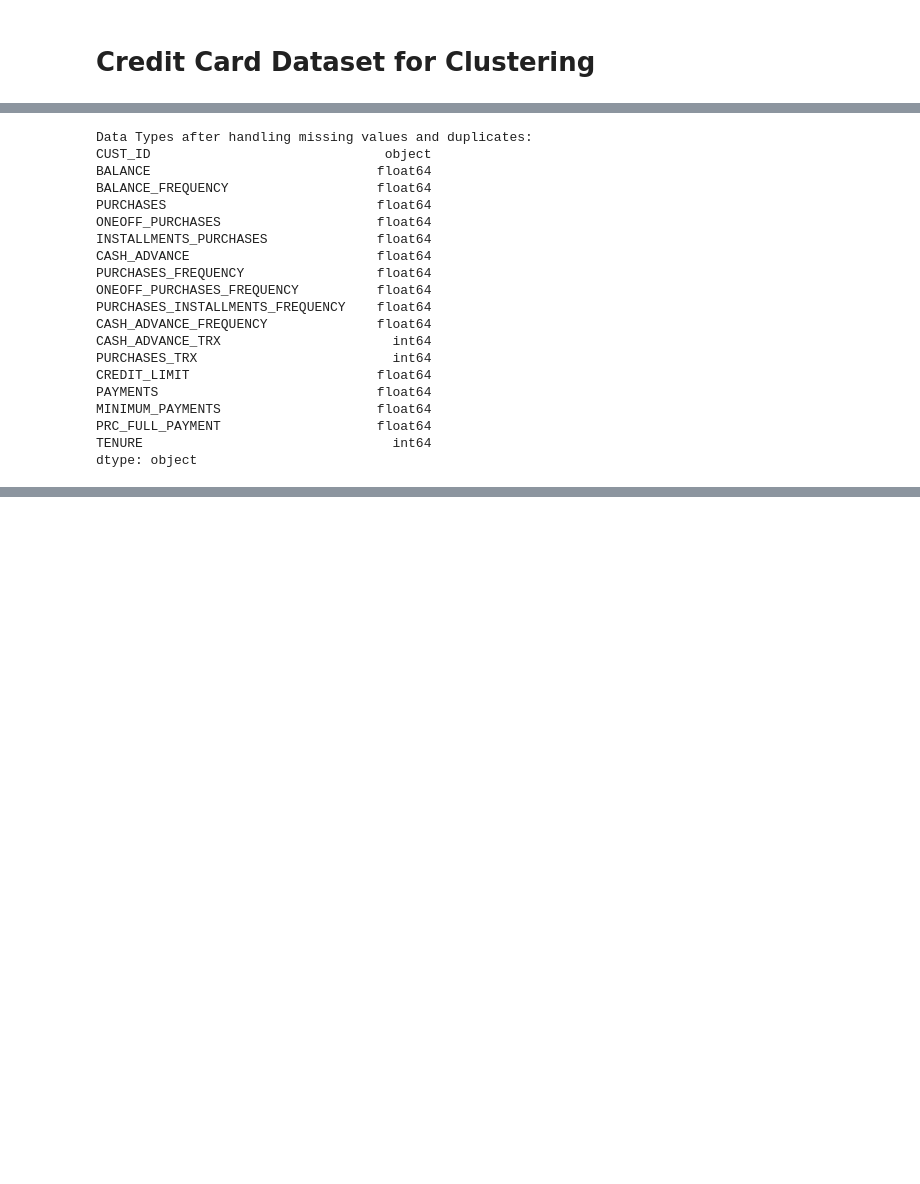
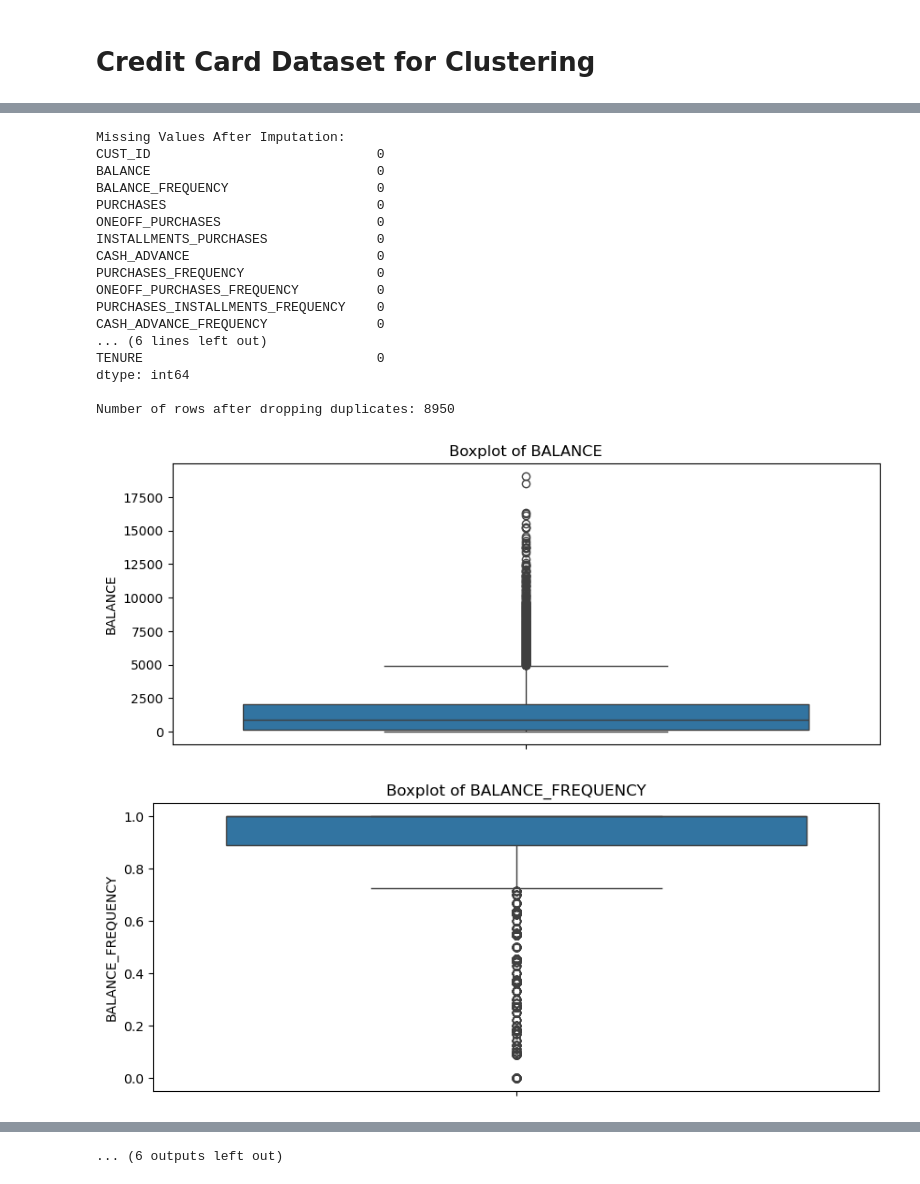
Before and after one commit to MiltonGreat/1.-Exploratory-Analysis-of-Credit-Card-Transactions-, a Jupyter notebook: Credit Card Dataset for Clustering.ipynb, the cells around one changed output, grey strips where cells are left out. Saved outputs shown, nothing was run; the diff lists cells and outputs as text; code cells hidden in the pictures; blank space fills up the shorter version.

```diff
--- a/Credit Card Dataset for Clustering.ipynb
+++ b/Credit Card Dataset for Clustering.ipynb
@@ -80,28 +50,41 @@ dtype: int64
-# %%
-# Drop duplicates if there are any
-df.drop_duplicates(inplace=True)
-
-# Verify the data types
-print("\nData Types after handling missing values and duplicates:")
-print(df.dtypes)
-# %% [output]
-Data Types after handling missing values and duplicates:
-CUST_ID                              object
-BALANCE                             float64
-BALANCE_FREQUENCY                   float64
-PURCHASES                           float64
-ONEOFF_PURCHASES                    float64
-INSTALLMENTS_PURCHASES              float64
-CASH_ADVANCE                        float64
-PURCHASES_FREQUENCY                 float64
-ONEOFF_PURCHASES_FREQUENCY          float64
-PURCHASES_INSTALLMENTS_FREQUENCY    float64
-CASH_ADVANCE_FREQUENCY              float64
-CASH_ADVANCE_TRX                      int64
-PURCHASES_TRX                         int64
-CREDIT_LIMIT                        float64
-PAYMENTS                            float64
-MINIMUM_PAYMENTS                    float64
-PRC_FULL_PAYMENT                    float64
-TENURE                                int64
-dtype: object
+# %%
+# Step 2: Clean 'CREDIT_LIMIT' and 'MINIMUM_PAYMENTS'
+# Remove $ signs and convert to float, then impute missing values with the median
+for column in ['CREDIT_LIMIT', 'MINIMUM_PAYMENTS']:
+    df[column] = df[column].replace(r'[\$,]', '', regex=True).astype(float).fillna(df[column].median())
+
+# Check for missing values after cleaning
+print("\nMissing Values After Imputation:")
+print(df.isnull().sum())
+
+# Step 3: Drop duplicates if there are any
+df.drop_duplicates(inplace=True)
+print(f"\nNumber of rows after dropping duplicates: {df.shape[0]}")
+
+# Step 4: Visualize outliers using boxplots for numerical features
+numerical_columns = df.select_dtypes(include=['float64', 'int64']).columns
+for column in numerical_columns:
+    plt.figure(figsize=(10, 4))
+    sns.boxplot(df[column])
+    plt.title(f'Boxplot of {column}')
+    plt.show()
+# %% [output]
+Missing Values After Imputation:
+CUST_ID                             0
+BALANCE                             0
+BALANCE_FREQUENCY                   0
+PURCHASES                           0
+ONEOFF_PURCHASES                    0
+INSTALLMENTS_PURCHASES              0
+CASH_ADVANCE                        0
+PURCHASES_FREQUENCY                 0
+ONEOFF_PURCHASES_FREQUENCY          0
+PURCHASES_INSTALLMENTS_FREQUENCY    0
+CASH_ADVANCE_FREQUENCY              0
+... (6 lines left out)
+TENURE                              0
+dtype: int64
+
+Number of rows after dropping duplicates: 8950
+[figure, added]
+[figure, added]
@@ -107,0 +100 @@ dtype: object
+... (6 outputs left out)
```
Also changed, not shown: parts of 23 cells of this notebook.
